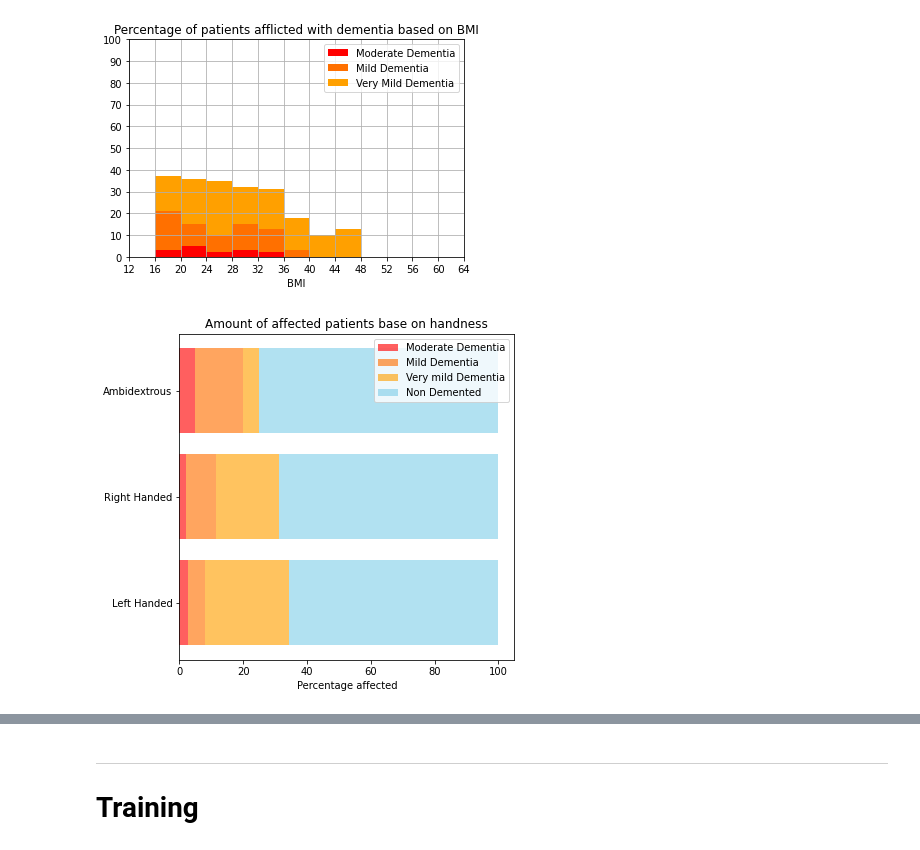
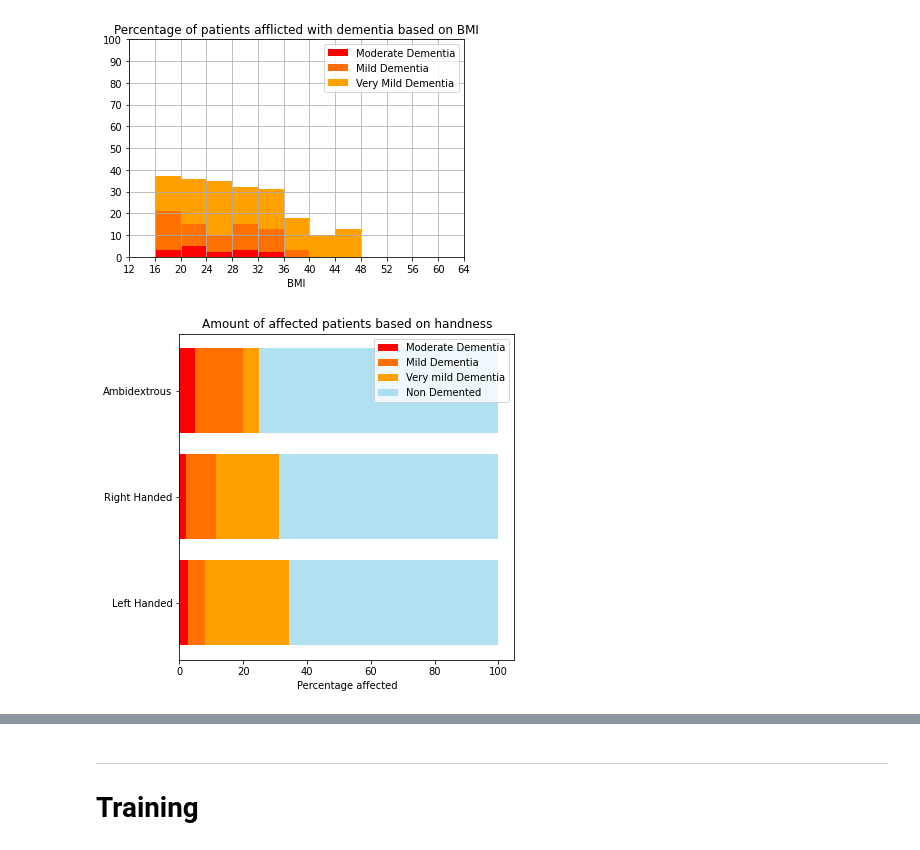
Before and after one commit to xCocco0/alzheimer-recognition, a Jupyter notebook: alzheimer.ipynb, the cells around one changed output, grey strips where cells are left out. Saved outputs shown, nothing was run; the diff lists cells and outputs as text; code cells hidden in the pictures.

```diff
--- a/alzheimer.ipynb
+++ b/alzheimer.ipynb
@@ -214,23 +214,23 @@ plt.show()
 # %%
 fig, ax = plt.subplots(figsize=(6,6))
 handness = np.empty((4,3))
 for i in range(0,3):
   handness[:,i] = df[df.Hand == i].groupby('cdr').count()["ID"]
 #print(handness)
 for i in range(0,3):
   handness[:,i] /= np.sum(handness[:,i])
 handness = (handness*100)
 #print(handness)
 colormap = {0.0:'#64C4E480', 0.5:'#FFA000A0', 1.0:'#FF7000A0', 2.0:'#FF0000A0'}
-ax.barh([1,2,3], handness[3,:], color = "#FF0000A0", label = "Moderate Dementia")
-ax.barh([1,2,3], handness[2,:], left = handness[3,:], color = "#FF7000A0", label = "Mild Dementia")
-ax.barh([1,2,3], handness[1,:], left = handness[3,:]+handness[2,:], color = "#FFA000A0", label = "Very mild Dementia")
+ax.barh([1,2,3], handness[3,:], color = "#FF0000", label = "Moderate Dementia")
+ax.barh([1,2,3], handness[2,:], left = handness[3,:], color = "#FF7000", label = "Mild Dementia")
+ax.barh([1,2,3], handness[1,:], left = handness[3,:]+handness[2,:], color = "#FFA000", label = "Very mild Dementia")
 ax.barh([1,2,3], handness[0,:], left = handness[3,:]+handness[2,:]+handness[1,:], color = "#64C4E480", label = "Non Demented")
 ax.set_yticks([1,2,3])
 ax.set_yticklabels(['Left Handed','Right Handed','Ambidextrous'])
 ax.set_xlabel("Percentage affected")
-ax.set_title("Amount of affected patients base on handness")
+ax.set_title("Amount of affected patients based on handness")
 ax.legend()
 plt.show()
 # %% [output]
-[figure, old version]
+[figure, new version]
```
Also changed, not shown: parts of 1 cell of this notebook.
